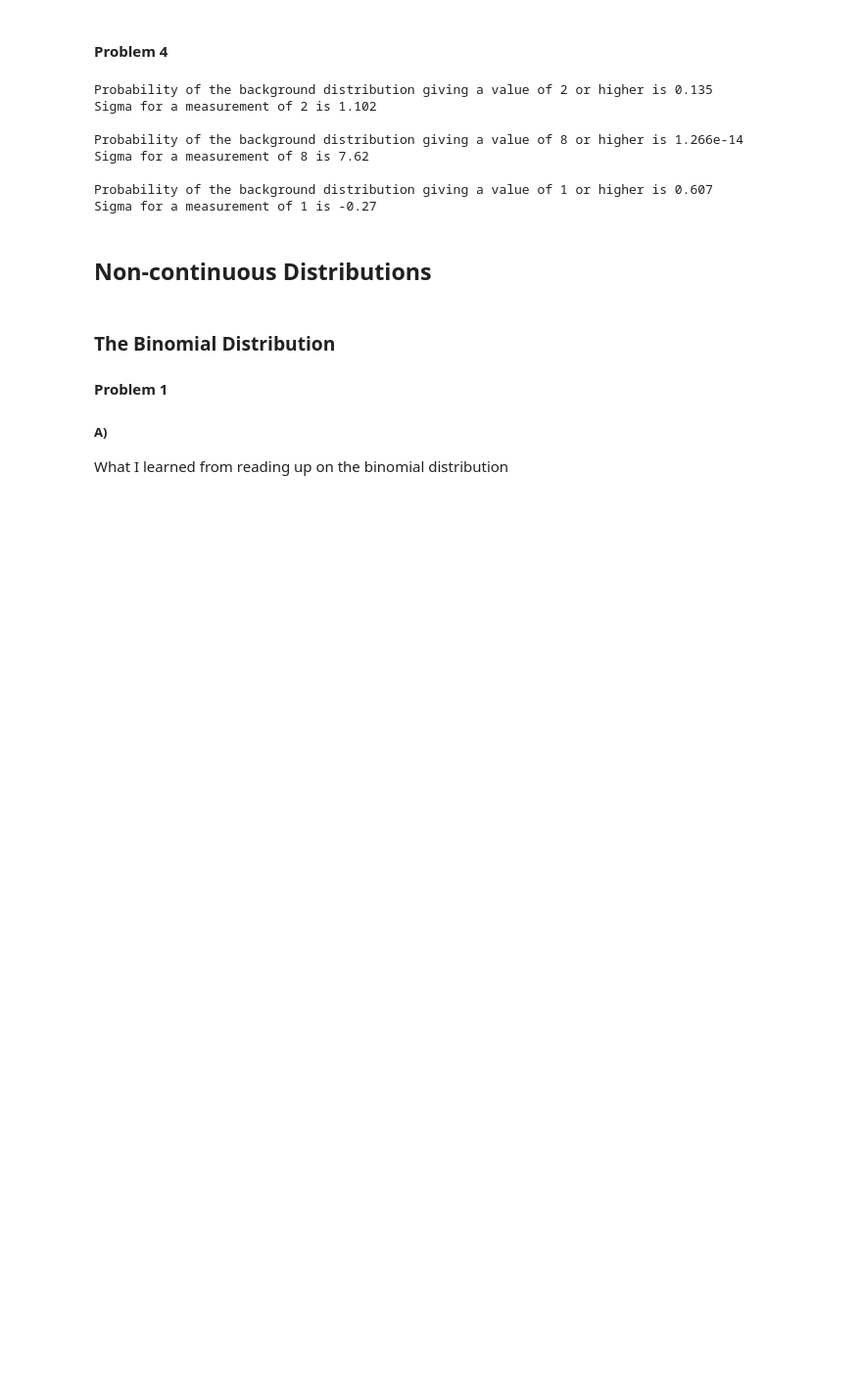
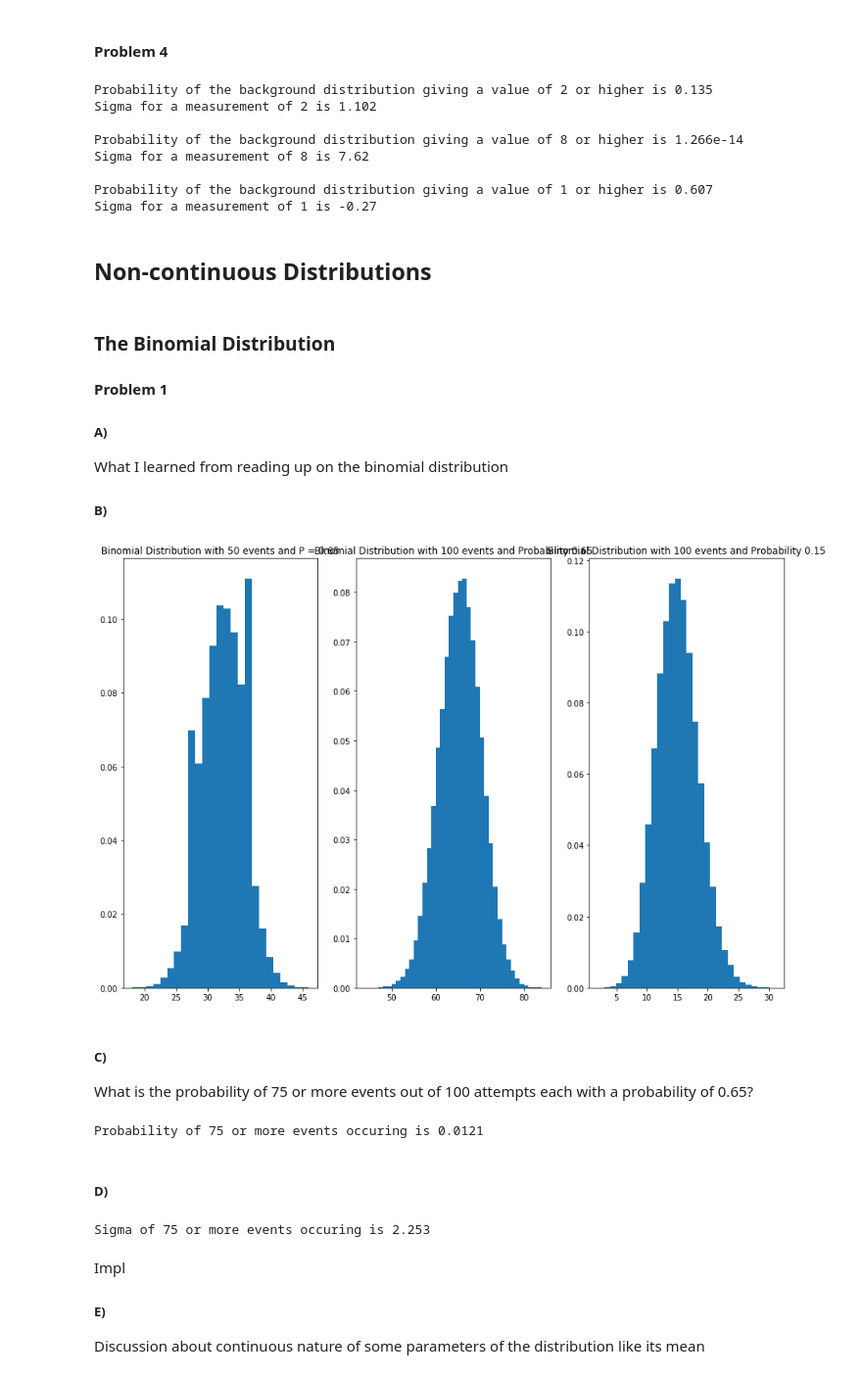
Before and after one commit to jeff-abe/PHYS434, a Jupyter notebook: Lab1.ipynb, the cells around one changed output. Shown at 98% size. Saved outputs shown, nothing was run; the diff lists cells and outputs as text; code cells hidden in the pictures; blank space fills up the shorter version.

```diff
--- a/Lab1.ipynb
+++ b/Lab1.ipynb
@@ -110,3 +110,36 @@ Sigma for a measurement of 1 is -0.27
 #### Problem 1
 ##### A)
 What I learned from reading up on the binomial distribution
+##### B)
+# %%
+binom_dist1 = stats.binom.rvs(50,0.65, size = 100000)
+binom_dist2 = stats.binom.rvs(100,0.65, size = 100000)
+binom_dist3 = stats.binom.rvs(100,0.15, size = 100000)
+fig, (ax1,ax2,ax3) = plt.subplots(1,3)
+ax1.hist(binom_dist1,bins = 25,density = True)
+ax1.title.set_text('Binomial Distribution with 50 events and P = 0.65')
+ax2.hist(binom_dist2,bins = 40,density = True)
+ax2.title.set_text('Binomial Distribution with 100 events and Probability 0.65')
+ax3.hist(binom_dist3,bins = 30,density = True)
+ax3.title.set_text('Binomial Distribution with 100 events and Probability 0.15')
+# %% [output]
+[figure, added]
+# %% [markdown]
+##### C)
+What is the probability of 75 or more events out of 100 attempts each with a probability of 0.65?
+# %%
+prob = stats.binom.cdf(75,100,0.65)
+print('Probability of 75 or more events occuring is', np.round(1 - prob,4))
+# %% [output]
+Probability of 75 or more events occuring is 0.0121
+# %% [markdown]
+##### D)
+# %%
+sigma = stats.norm.ppf(prob)
+print('Sigma of 75 or more events occuring is', np.round(sigma,3))
+# %% [output]
+Sigma of 75 or more events occuring is 2.253
+# %% [markdown]
+Impl
+##### E)
+Discussion about continuous nature of some parameters of the distribution like its mean
```
